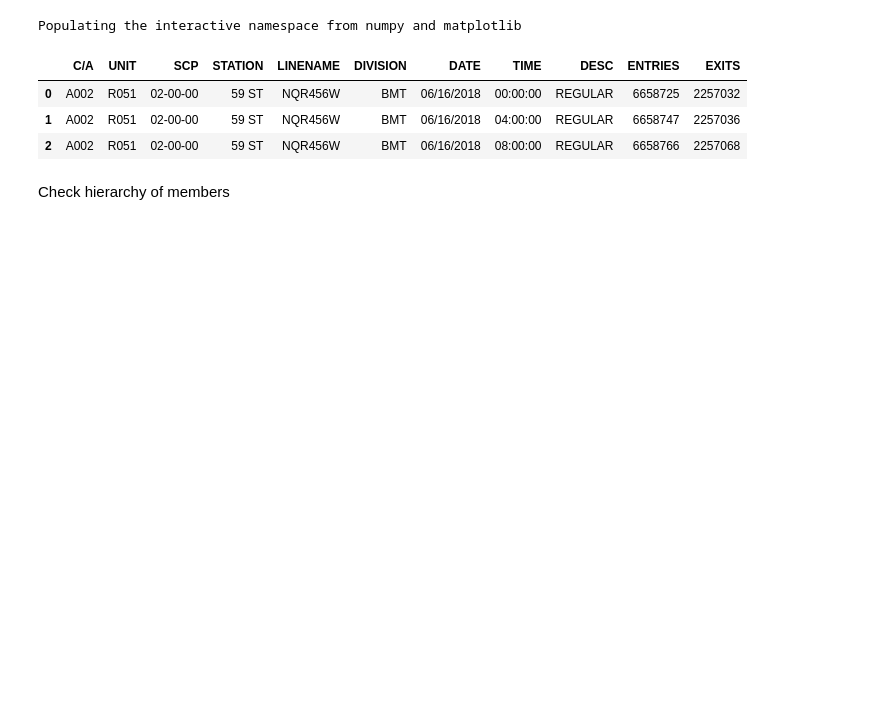
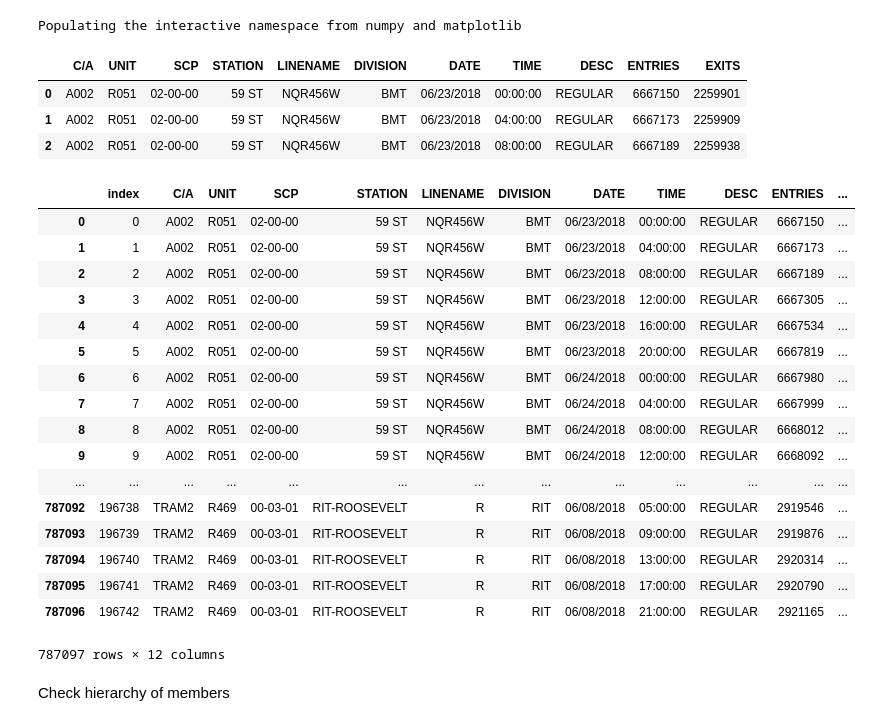
Before and after one commit to dlahtou/Benson_team1_sea18, a Jupyter notebook: Code with location added.ipynb, the cells around one changed output. Drawn from its saved outputs; the diff is of its cells as text; code cells hidden in the pictures; blank space fills up the shorter version.

```diff
--- a/Code with location added.ipynb
+++ b/Code with location added.ipynb
@@ -9,15 +9,39 @@ from datetime import timedelta
 sns.set_style("white")
 # %% [output]
 Populating the interactive namespace from numpy and matplotlib
-# %%
-df1 = pd.read_csv('data/turnstile_180623.txt')
-df2 = pd.read_csv('data/turnstile_180602.txt')
-df1.head(3)
-# %% [output]
-|  | C/A | UNIT | SCP | STATION | LINENAME | DIVISION | DATE | TIME | DESC | ENTRIES | EXITS |
-| 0 | A002 | R051 | 02-00-00 | 59 ST | NQR456W | BMT | 06/16/2018 | 00:00:00 | REGULAR | 6658725 | 2257032 |
-| 1 | A002 | R051 | 02-00-00 | 59 ST | NQR456W | BMT | 06/16/2018 | 04:00:00 | REGULAR | 6658747 | 2257036 |
-| 2 | A002 | R051 | 02-00-00 | 59 ST | NQR456W | BMT | 06/16/2018 | 08:00:00 | REGULAR | 6658766 | 2257068 |
+# %%
+df0 = pd.read_csv('~/ds/metis/metisgh/Benson_team1_sea18/data/turnstile_180630.txt')
+df2 = pd.read_csv('~/ds/metis/metisgh/Benson_team1_sea18/data/turnstile_180623.txt')
+df3 = pd.read_csv('~/ds/metis/metisgh/Benson_team1_sea18/data/turnstile_180616.txt')
+df4 = pd.read_csv('~/ds/metis/metisgh/Benson_team1_sea18/data/turnstile_180609.txt')
+df1 = pd.concat([df0,df2,df3,df4])
+df1.head(3)
+# %% [output]
+|  | C/A | UNIT | SCP | STATION | LINENAME | DIVISION | DATE | TIME | DESC | ENTRIES | EXITS |
+| 0 | A002 | R051 | 02-00-00 | 59 ST | NQR456W | BMT | 06/23/2018 | 00:00:00 | REGULAR | 6667150 | 2259901 |
+| 1 | A002 | R051 | 02-00-00 | 59 ST | NQR456W | BMT | 06/23/2018 | 04:00:00 | REGULAR | 6667173 | 2259909 |
+| 2 | A002 | R051 | 02-00-00 | 59 ST | NQR456W | BMT | 06/23/2018 | 08:00:00 | REGULAR | 6667189 | 2259938 |
+# %%
+df1.reset_index()
+# %% [output]
+|  | index | C/A | UNIT | SCP | STATION | LINENAME | DIVISION | DATE | TIME | DESC | ENTRIES | ... |
+| 0 | 0 | A002 | R051 | 02-00-00 | 59 ST | NQR456W | BMT | 06/23/2018 | 00:00:00 | REGULAR | 6667150 | ... |
+| 1 | 1 | A002 | R051 | 02-00-00 | 59 ST | NQR456W | BMT | 06/23/2018 | 04:00:00 | REGULAR | 6667173 | ... |
+| 2 | 2 | A002 | R051 | 02-00-00 | 59 ST | NQR456W | BMT | 06/23/2018 | 08:00:00 | REGULAR | 6667189 | ... |
+| 3 | 3 | A002 | R051 | 02-00-00 | 59 ST | NQR456W | BMT | 06/23/2018 | 12:00:00 | REGULAR | 6667305 | ... |
+| 4 | 4 | A002 | R051 | 02-00-00 | 59 ST | NQR456W | BMT | 06/23/2018 | 16:00:00 | REGULAR | 6667534 | ... |
+| 5 | 5 | A002 | R051 | 02-00-00 | 59 ST | NQR456W | BMT | 06/23/2018 | 20:00:00 | REGULAR | 6667819 | ... |
+| 6 | 6 | A002 | R051 | 02-00-00 | 59 ST | NQR456W | BMT | 06/24/2018 | 00:00:00 | REGULAR | 6667980 | ... |
+| 7 | 7 | A002 | R051 | 02-00-00 | 59 ST | NQR456W | BMT | 06/24/2018 | 04:00:00 | REGULAR | 6667999 | ... |
+| 8 | 8 | A002 | R051 | 02-00-00 | 59 ST | NQR456W | BMT | 06/24/2018 | 08:00:00 | REGULAR | 6668012 | ... |
+| 9 | 9 | A002 | R051 | 02-00-00 | 59 ST | NQR456W | BMT | 06/24/2018 | 12:00:00 | REGULAR | 6668092 | ... |
+| ... | ... | ... | ... | ... | ... | ... | ... | ... | ... | ... | ... | ... |
+| 787092 | 196738 | TRAM2 | R469 | 00-03-01 | RIT-ROOSEVELT | R | RIT | 06/08/2018 | 05:00:00 | REGULAR | 2919546 | ... |
+| 787093 | 196739 | TRAM2 | R469 | 00-03-01 | RIT-ROOSEVELT | R | RIT | 06/08/2018 | 09:00:00 | REGULAR | 2919876 | ... |
+| 787094 | 196740 | TRAM2 | R469 | 00-03-01 | RIT-ROOSEVELT | R | RIT | 06/08/2018 | 13:00:00 | REGULAR | 2920314 | ... |
+| 787095 | 196741 | TRAM2 | R469 | 00-03-01 | RIT-ROOSEVELT | R | RIT | 06/08/2018 | 17:00:00 | REGULAR | 2920790 | ... |
+| 787096 | 196742 | TRAM2 | R469 | 00-03-01 | RIT-ROOSEVELT | R | RIT | 06/08/2018 | 21:00:00 | REGULAR | 2921165 | ... |
+787097 rows × 12 columns
 # %%
 # df_alldata = pd.concat([df1,df2])
 # %% [markdown]
```
Also changed, not shown: parts of 15 cells of this notebook.
